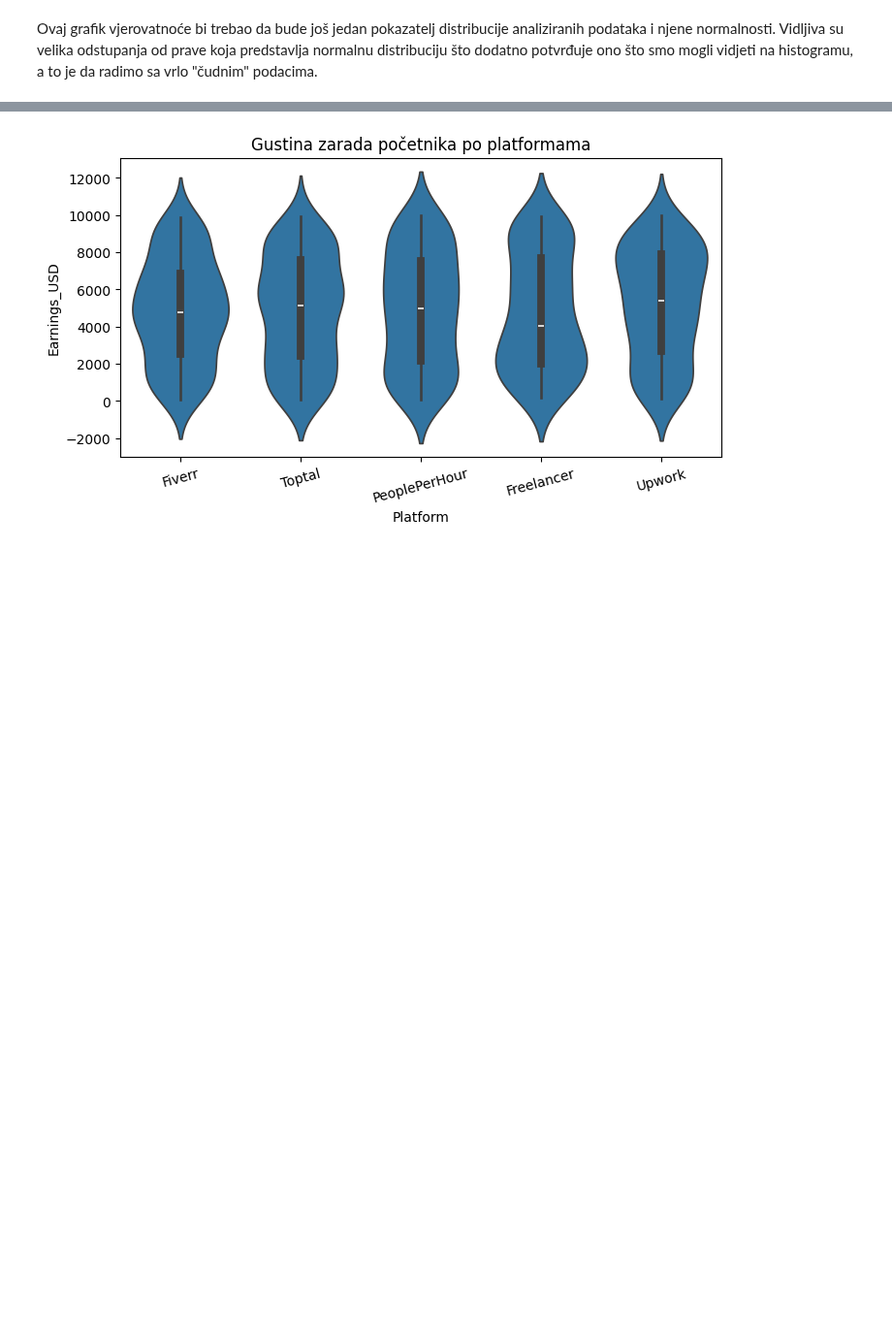
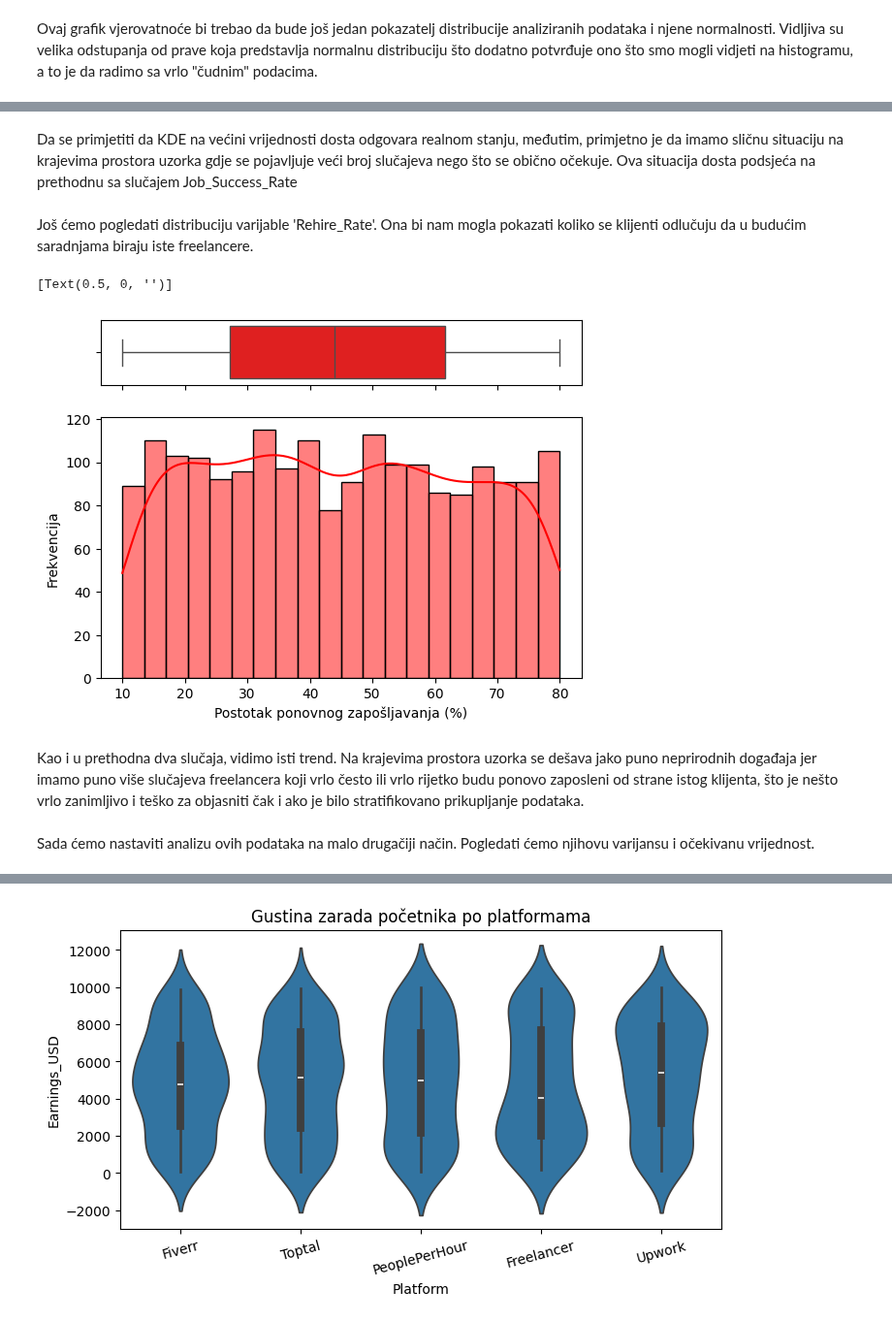
Before and after one commit to Ljut/PSAI-DSAI-datasets, a Jupyter notebook: VIS25_TIM1.ipynb, the cells around one changed output, grey strips where cells are left out. Shown at 97% size. Cells and saved outputs as stored; diff of their text form; code cells hidden in the pictures; blank space fills up the shorter version.

```diff
--- a/VIS25_TIM1.ipynb
+++ b/VIS25_TIM1.ipynb
@@ -758,0 +724,18 @@ ax_box.set(xlabel='')
+# %% [markdown]
+Da se primjetiti da KDE na većini vrijednosti dosta odgovara realnom stanju, međutim, primjetno je da imamo sličnu situaciju na krajevima prostora uzorka gdje se pojavljuje veći broj slučajeva nego što se obično očekuje. Ova situacija dosta podsjeća na prethodnu sa slučajem Job_Success_Rate
+# %% [markdown]
+Još ćemo pogledati distribuciju varijable 'Rehire_Rate'. Ona bi nam mogla pokazati koliko se klijenti odlučuju da u budućim saradnjama biraju iste freelancere.
+# %%
+fig, (ax_box, ax_hist) = plt.subplots(2, sharex=True, gridspec_kw={"height_ratios": (0.2, 0.8)})
+sns.boxplot(data=df, x="Rehire_Rate", ax=ax_box, color='red')
+plt.xlabel('Postotak ponovnog zapošljavanja (%)')
+plt.ylabel('Frekvencija')
+sns.histplot(data=df, x="Rehire_Rate", kde='True', bins = 20, ax=ax_hist, color='red')
+ax_box.set(xlabel='')
+# %% [output]
+[Text(0.5, 0, '')]
+[figure, added]
+# %% [markdown]
+Kao i u prethodna dva slučaja, vidimo isti trend. Na krajevima prostora uzorka se dešava jako puno neprirodnih događaja jer imamo puno više slučajeva freelancera koji vrlo često ili vrlo rijetko budu ponovo zaposleni od strane istog klijenta, što je nešto vrlo zanimljivo i teško za objasniti čak i ako je bilo stratifikovano prikupljanje podataka.
+# %% [markdown]
+Sada ćemo nastaviti analizu ovih podataka na malo drugačiji način. Pogledati ćemo njihovu varijansu i očekivanu vrijednost.
```
Also changed, not shown: parts of 21 cells of this notebook.
